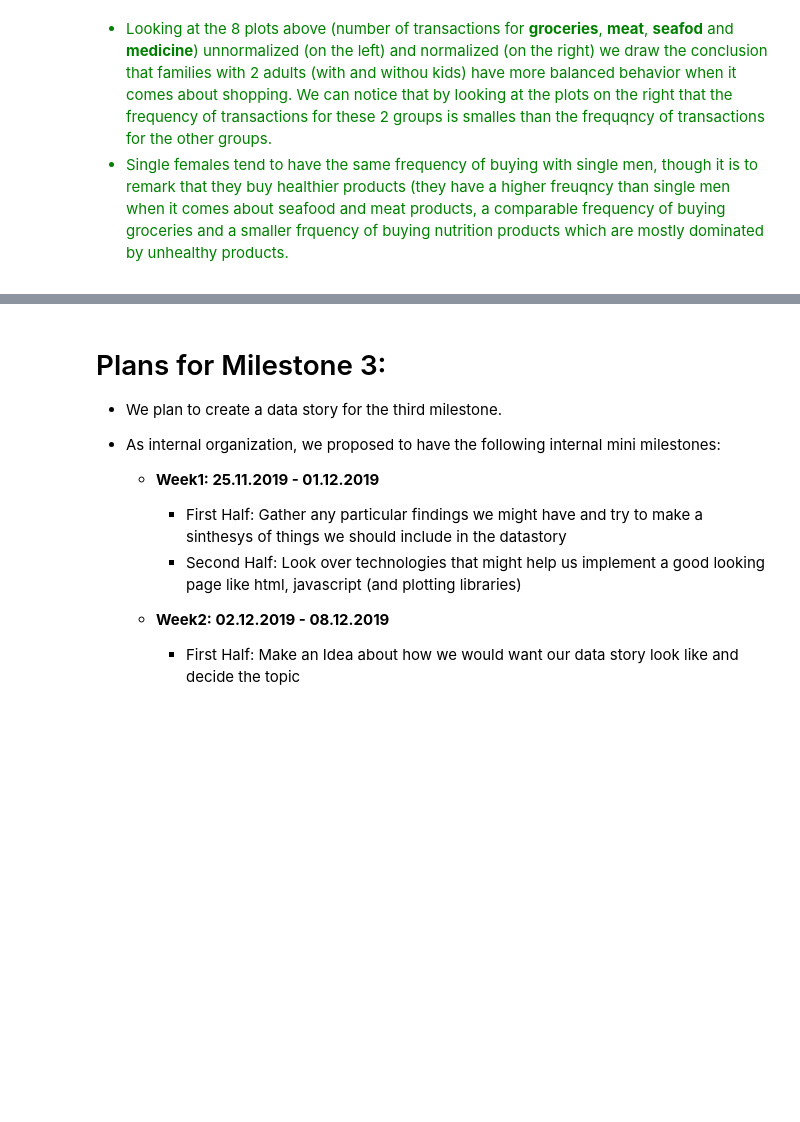
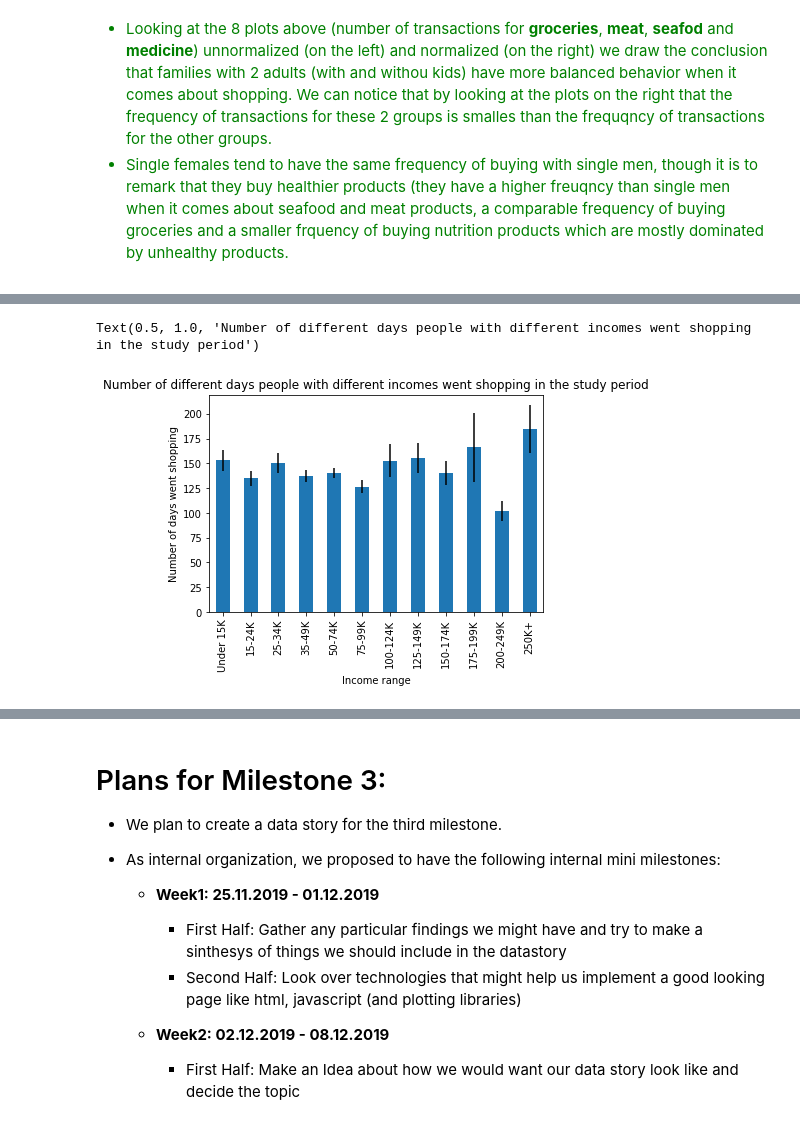
Before and after one commit to Lucianod28/Ada-project, a Jupyter notebook: Milestone2.ipynb, the cells around one changed output, grey strips where cells are left out. Cells and saved outputs as stored; diff of their text form; code cells hidden in the pictures; blank space fills up the shorter version.

```diff
--- a/Milestone2.ipynb
+++ b/Milestone2.ipynb
@@ -1023,0 +896,16 @@ array(['SOY BEVERAGE', 'TORTILLA CHIPS', 'DRINKS - CARB JUICE (OVER 50%',
+# %%
+categories = ['Under 15K', '15-24K', '25-34K', '35-49K', '50-74K', '75-99K', '100-124K',
+              '125-149K', '150-174K', '175-199K', '200-249K', '250K+']
+
+mapping = {income: i for i, income in enumerate(categories)}
+by_income = dem_trans.groupby(['household_key', 'INCOME_DESC'], as_index=False).agg({'DAY': 'nunique'})
+group = by_income.groupby('INCOME_DESC', as_index=False)
+key = group.mean().INCOME_DESC.map(mapping)
+
+group.mean().set_index('INCOME_DESC').iloc[key.argsort()].DAY.plot.bar(yerr=group.agg({'DAY': 'sem'}).set_index('INCOME_DESC').iloc[key.argsort()].DAY)
+plt.xlabel('Income range')
+plt.ylabel('Number of days went shopping')
+plt.title('Number of different days people with different incomes went shopping in the study period')
+# %% [output]
+Text(0.5, 1.0, 'Number of different days people with different incomes went shopping in the study period')
+[figure, added]
```
Also changed, not shown: parts of 39 cells of this notebook, 1 other file.
